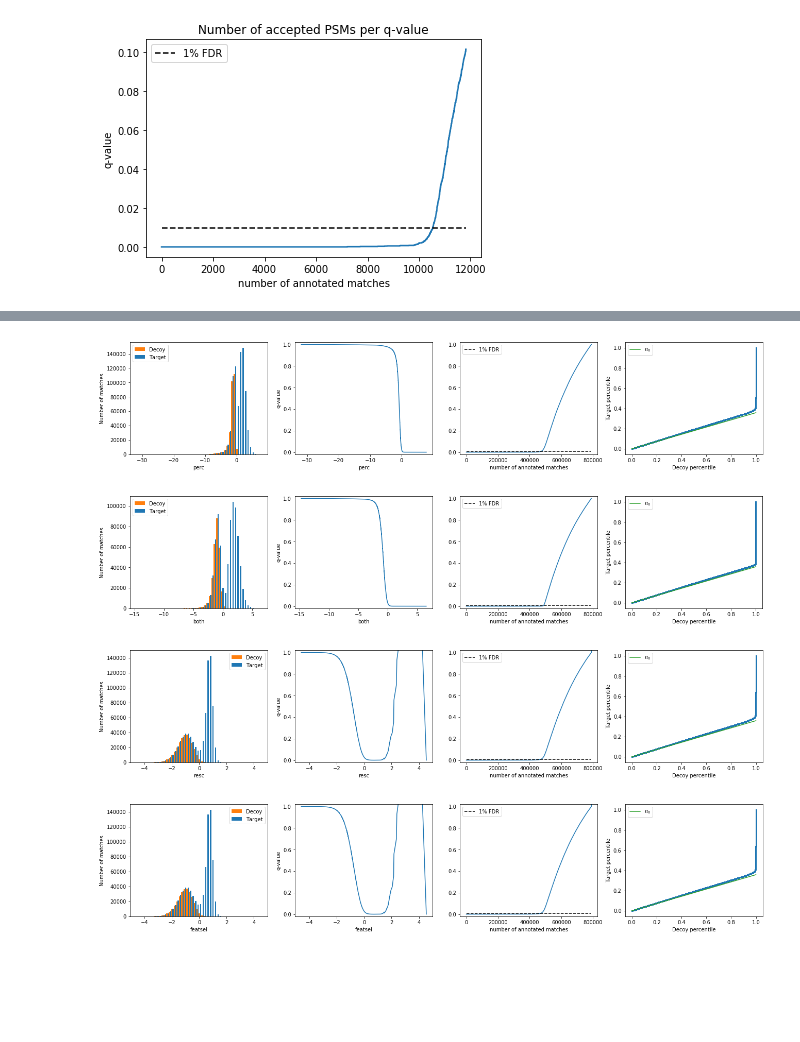
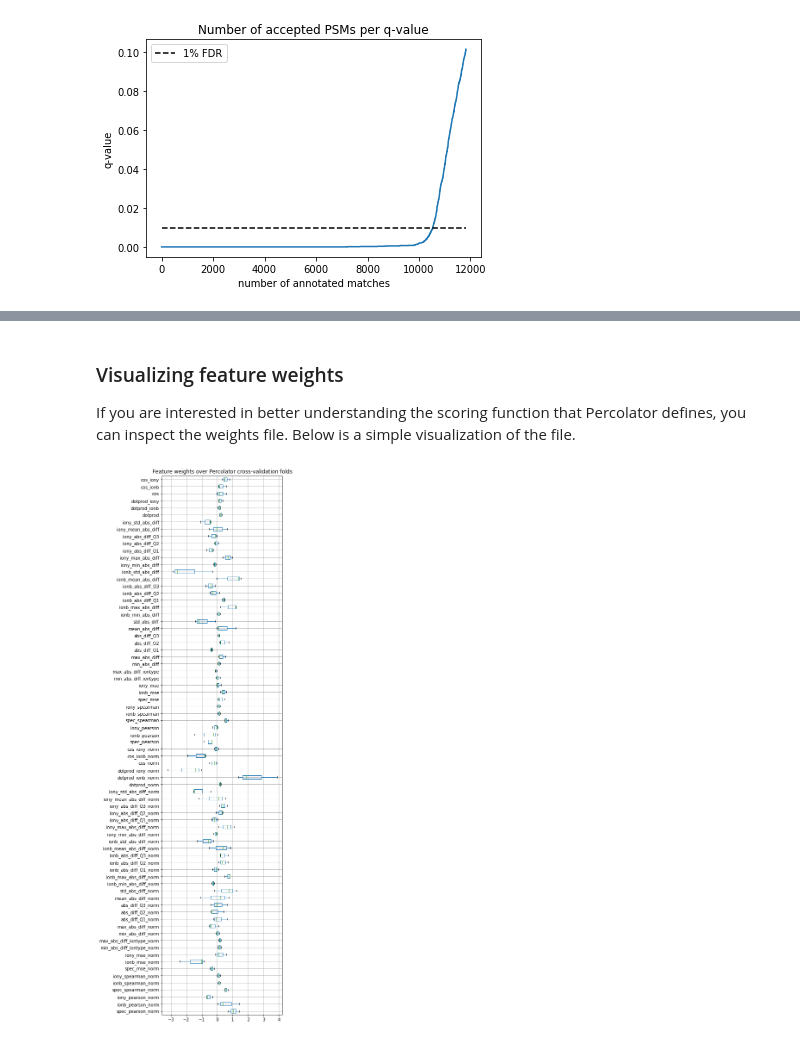
Before and after one commit to compomics/ms2rescore, a Jupyter notebook: manuscript/reproducing-results.ipynb, the cells around one changed output, grey strips where cells are left out. Drawn from its saved outputs; the diff is of its cells as text; code cells hidden in the pictures; blank space fills up the shorter version.

```diff
--- a/manuscript/reproducing-results.ipynb
+++ b/manuscript/reproducing-results.ipynb
@@ -221,16 +150,15 @@ a.savefig('figures/big_search.png')
-# %%
-a = plot_target_decoy(tmp, 'perc', 'Label')
-# %% [output]
-[figure, removed]
-# %%
-a = plot_target_decoy(tmp, 'both', 'Label')
-# %% [output]
-[figure, removed]
-# %%
-a = plot_target_decoy(tmp, 'resc', 'Label')
-# %% [output]
-[figure, removed]
-# %%
-a = plot_target_decoy(tmp, 'featsel', 'Label')
-# %% [output]
-[figure, removed]
+# %% [markdown]
+### Visualizing feature weights
+
+If you are interested in better understanding the scoring function that Percolator defines, you can inspect the weights file. Below is a simple visualization of the file.
+# %%
+w = pd.read_csv('pyrfu/Velos005137.weights', sep='\t')
+plt.figure(figsize=(5,23))
+w = w.drop([1,2,4,5,7])
+w = w.astype(float)
+w.iloc[:, :-1].boxplot(vert=False)
+
+plt.title('Feature weights over Percolator cross-validation folds')
+plt.show()
+# %% [output]
+[figure, added]
```
Also changed, not shown: parts of 3 cells of this notebook.
